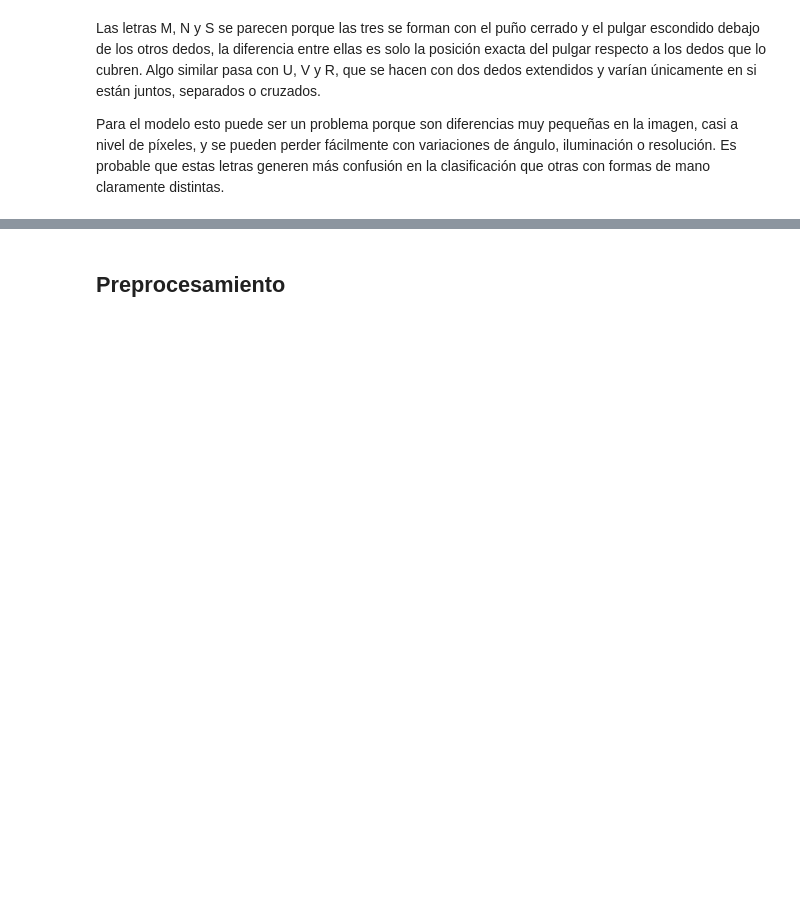
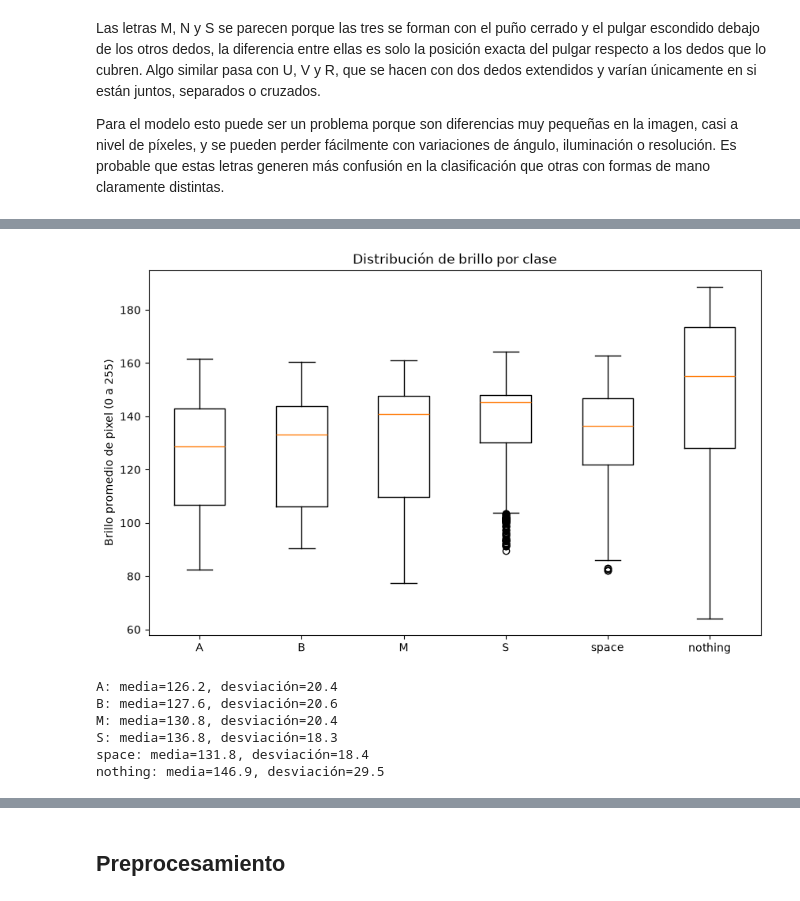
Before and after one commit to ecarcamo/CC3084-DATA-SCIENCE, a Jupyter notebook: notebooks/ASL_Clasificador.ipynb, the cells around one changed output, grey strips where cells are left out. Cells and saved outputs as stored; diff of their text form; code cells hidden in the pictures; blank space fills up the shorter version.

```diff
--- a/notebooks/ASL_Clasificador.ipynb
+++ b/notebooks/ASL_Clasificador.ipynb
@@ -109,0 +137,27 @@ Para el modelo esto puede ser un problema porque son diferencias muy pequeñas e
+# %%
+clases_brillo = ['A', 'B', 'M', 'S', 'space', 'nothing']
+brillo_por_clase = {}
+
+for clase in clases_brillo:
+    clase_path = os.path.join(base_path, clase)
+    valores = [np.array(Image.open(os.path.join(clase_path, nombre_img))).mean()
+               for nombre_img in os.listdir(clase_path)]
+    brillo_por_clase[clase] = valores
+
+plt.figure(figsize=(10, 6))
+plt.boxplot(brillo_por_clase.values(), tick_labels=brillo_por_clase.keys())
+plt.ylabel('Brillo promedio de pixel (0 a 255)')
+plt.title('Distribución de brillo por clase')
+plt.show()
+
+for clase, valores in brillo_por_clase.items():
+    valores = np.array(valores)
+    print(f'{clase}: media={valores.mean():.1f}, desviación={valores.std():.1f}')
+# %% [output]
+[figure, added]
+A: media=126.2, desviación=20.4
+B: media=127.6, desviación=20.6
+M: media=130.8, desviación=20.4
+S: media=136.8, desviación=18.3
+space: media=131.8, desviación=18.4
+nothing: media=146.9, desviación=29.5
```
Also changed, not shown: parts of 7 cells of this notebook.
